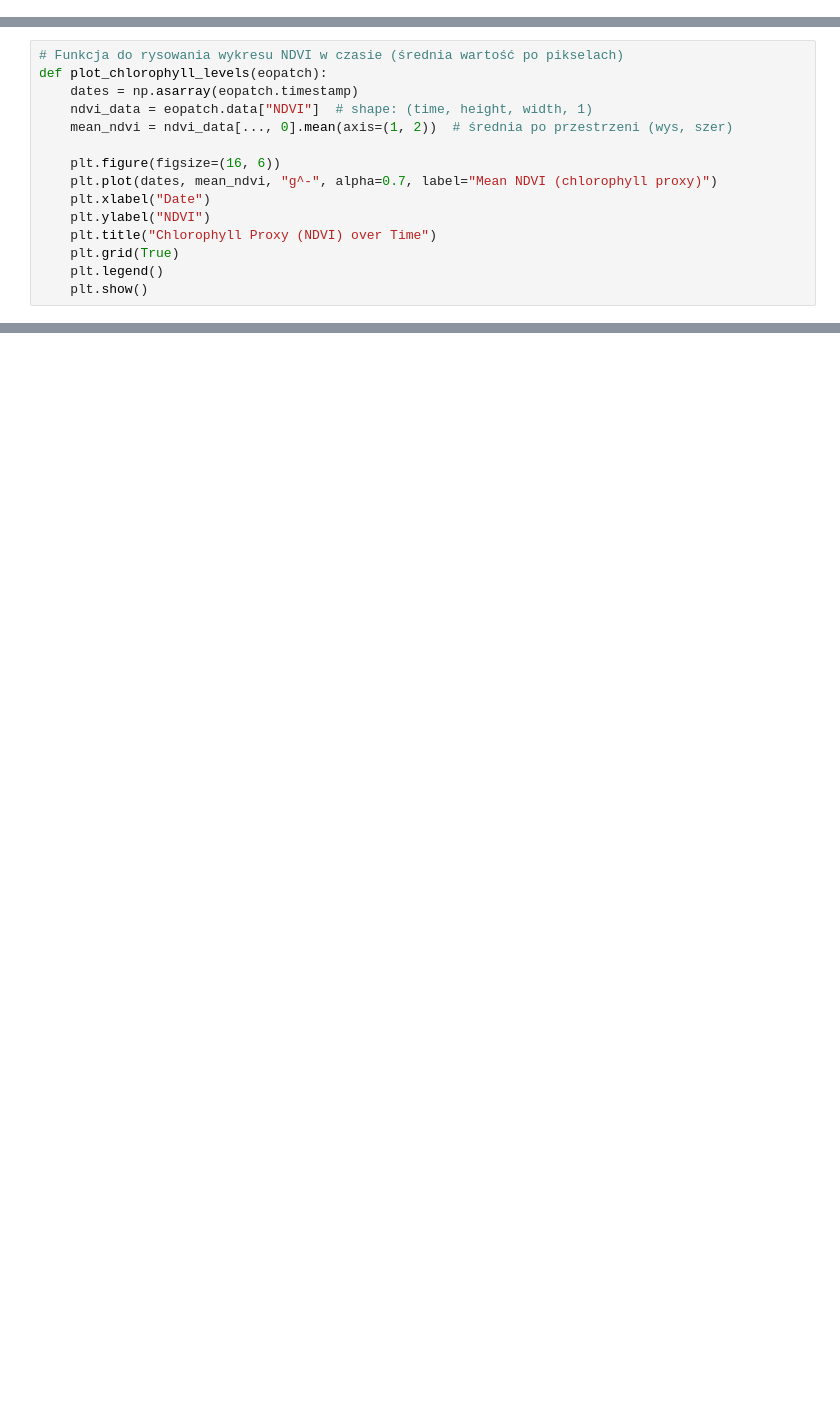
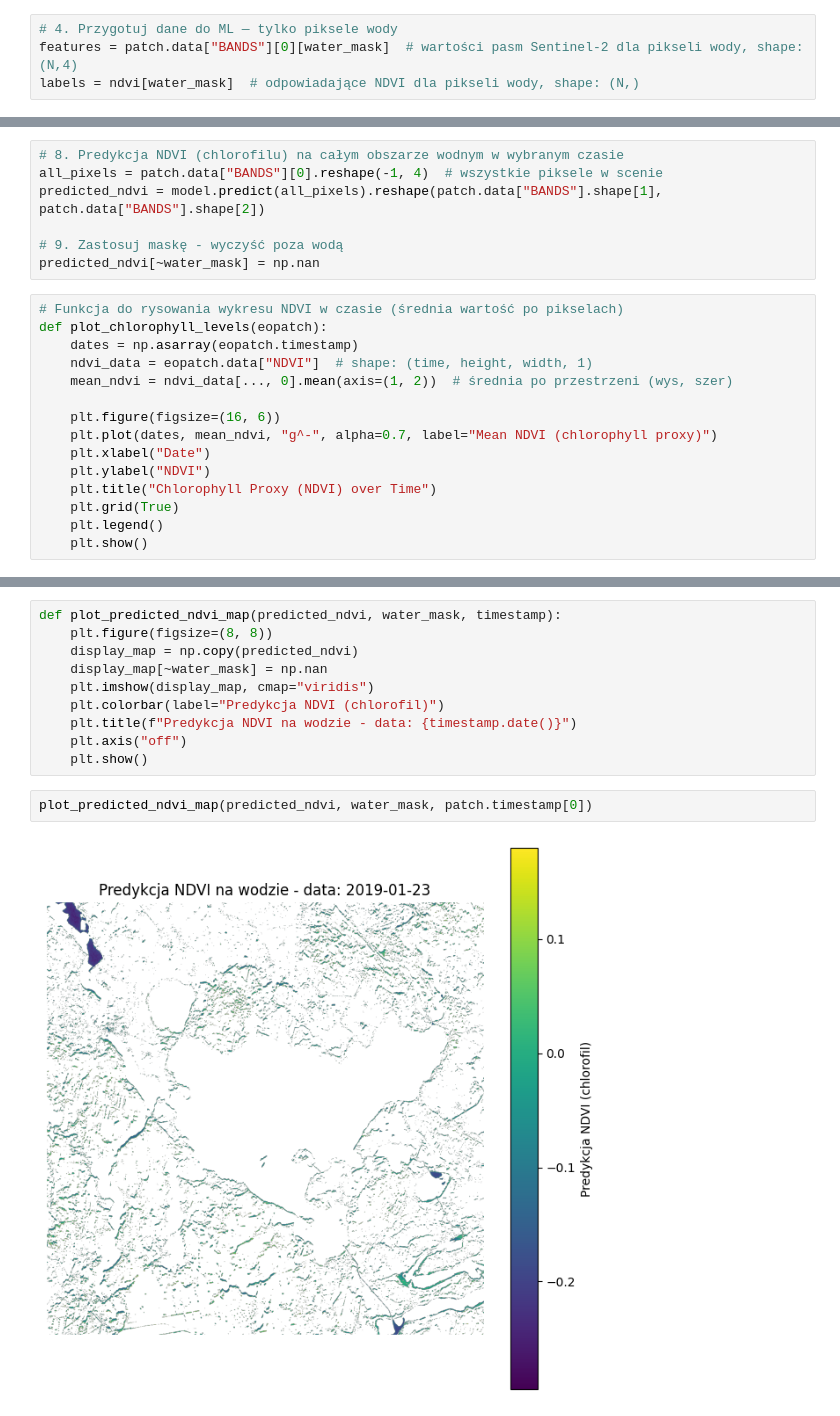
Before and after one commit to moon4moon/ADRSW, a Jupyter notebook: WaterMonitorWorkflow.ipynb, the cells around one changed output, grey strips where cells are left out. Drawn from its saved outputs; the diff is of its cells as text; blank space fills up the shorter version.

```diff
--- a/WaterMonitorWorkflow.ipynb
+++ b/WaterMonitorWorkflow.ipynb
@@ -352,0 +373,4 @@ patch = result.outputs["final_eopatch"]
+# %%
+# 4. Przygotuj dane do ML — tylko piksele wody
+features = patch.data["BANDS"][0][water_mask]  # wartości pasm Sentinel-2 dla pikseli wody, shape: (N,4)
+labels = ndvi[water_mask]  # odpowiadające NDVI dla pikseli wody, shape: (N,)
@@ -353,3 +394,10 @@ patch = result.outputs["final_eopatch"]
+# %%
+# 8. Predykcja NDVI (chlorofilu) na całym obszarze wodnym w wybranym czasie
+all_pixels = patch.data["BANDS"][0].reshape(-1, 4)  # wszystkie piksele w scenie
+predicted_ndvi = model.predict(all_pixels).reshape(patch.data["BANDS"].shape[1], patch.data["BANDS"].shape[2])
+
+# 9. Zastosuj maskę - wyczyść poza wodą
+predicted_ndvi[~water_mask] = np.nan
 # %%
 # Funkcja do rysowania wykresu NDVI w czasie (średnia wartość po pikselach)
 def plot_chlorophyll_levels(eopatch):
@@ -372,0 +421,14 @@ plot_chlorophyll_levels(patch)
+# %%
+def plot_predicted_ndvi_map(predicted_ndvi, water_mask, timestamp):
+    plt.figure(figsize=(8, 8))
+    display_map = np.copy(predicted_ndvi)
+    display_map[~water_mask] = np.nan
+    plt.imshow(display_map, cmap="viridis")
+    plt.colorbar(label="Predykcja NDVI (chlorofil)")
+    plt.title(f"Predykcja NDVI na wodzie - data: {timestamp.date()}")
+    plt.axis("off")
+    plt.show()
+# %%
+plot_predicted_ndvi_map(predicted_ndvi, water_mask, patch.timestamp[0])
+# %% [output]
+[figure, added]
```
Also changed, not shown: parts of 14 cells of this notebook, 2 other files.
